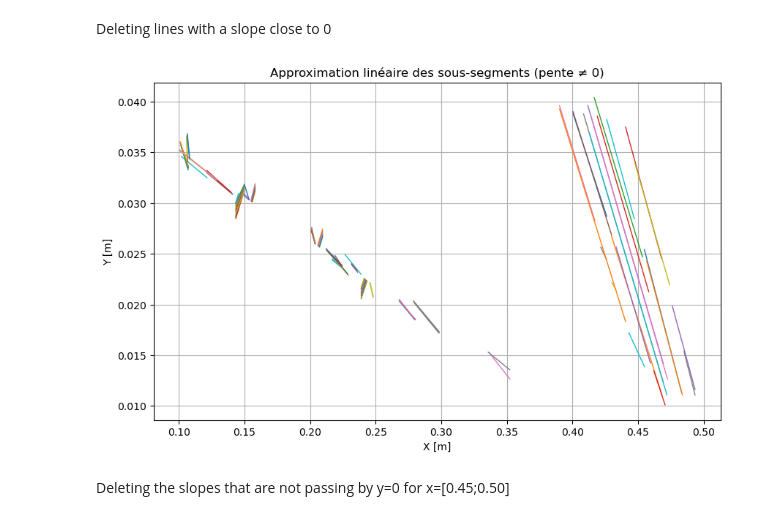
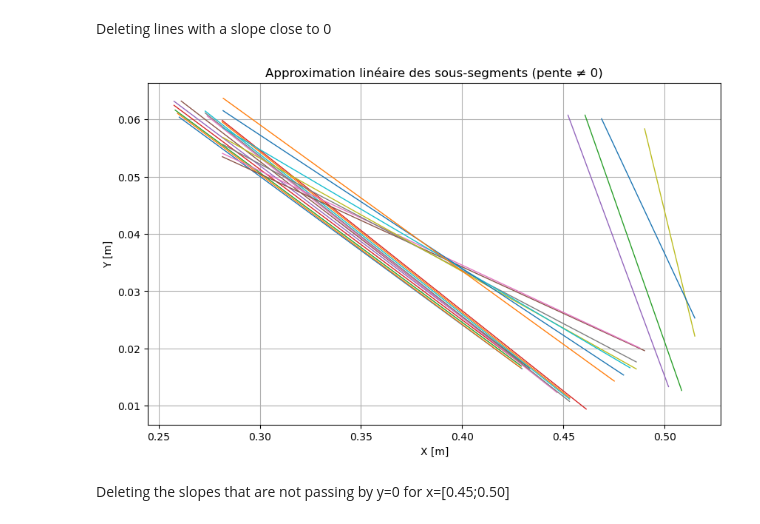
Before and after one commit to Samuel-Chapuis/Validation_Simulation_Supersonic_Linearized_Theory, a Jupyter notebook: result_analysis.ipynb, the cells around one changed output. Saved outputs shown, nothing was run; the diff lists cells and outputs as text; code cells hidden in the pictures.

```diff
--- a/result_analysis.ipynb
+++ b/result_analysis.ipynb
@@ -45,6 +42,8 @@ data = data[['Y [m]', 'Z [m]', 'Pressure [Pa]']]
 # Drop rows with missing values (NaN)
 data['Pressure [Pa]'] = data['Pressure [Pa]'].fillna(0)
 
+data = data[data['Z [m]'] >= 0.1].reset_index(drop=True)
+
 data.head(10)
 # %% [output]
 |  | Y [m] | Z [m] | Pressure [Pa] |
@@ -88,7 +87,7 @@ from sklearn.pipeline import Pipeline
 # %%
 data_clean = (
 	data[['Y [m]', 'Z [m]', 'Pressure [Pa]']]
-	.query("`Y [m]` < 0.05")
+	.query("`Y [m]` < 0.125")
 	.dropna()
 	.copy()
 )
@@ -190,10 +189,10 @@ Keeping only the borders that are in a certain scope and passing by a certain po
 contour_segments = cs0.allsegs
 
 # On réduit la zone d'intérêt à x_min, x_max, y_min, y_max
-x_min = 0.1
+x_min = 0.2
 x_max = 0.6
 y_min = 0.01
-y_max = 0.04
+y_max = 0.06
 
 # On ne garde que les segments qui contiennent au moins une coordonnée x > 0.45
 x_importante = 0.45
@@ -260,40 +259,40 @@ for segments in points_by_level.values():
 Deleting lines with a slope close to 0
 # %%
 approx_lines = []
-slope_thresh = 0.1  # ajustez ce seuil selon ce que "proche de 0" signifie pour vous
+slope_thresh = 0.08  # ajustez ce seuil selon ce que "proche de 0" signifie pour vous
 
-for seg in split_segments:
+for seg in cleaned_segments:
     # besoin d'au moins 2 points pour faire un fit
     if seg.shape[0] < 2:
         continue
 
     x = seg[:, 0]
     y = seg[:, 1]
 
     # Ajustement linéaire y = m*x + b
     m, b = np.polyfit(x, y, 1)
 
     # Filtrer les droites quasi-plates
     if abs(m) <= slope_thresh:
         continue
 
     # Extraire les deux extrémités de la droite pour le tracé
     x_line = np.array([x.min(), x.max()])
     y_line = m * x_line + b
     approx_lines.append((x_line, y_line))
 
 
 
 # Affichage des droites approximées
 plt.figure(figsize=(10, 6))
 for x_line, y_line in approx_lines:
     plt.plot(x_line, y_line, '-', linewidth=1)
 plt.xlabel('X [m]')
 plt.ylabel('Y [m]')
 plt.title('Approximation linéaire des sous-segments (pente ≠ 0)')
 plt.grid(True)
 plt.show()
 # %% [output]
-[figure, old version]
+[figure, new version]
 # %% [markdown]
 Deleting the slopes that are not passing by y=0 for x=[0.45;0.50]
```
Also changed, not shown: parts of 17 cells of this notebook, 49 other files.
